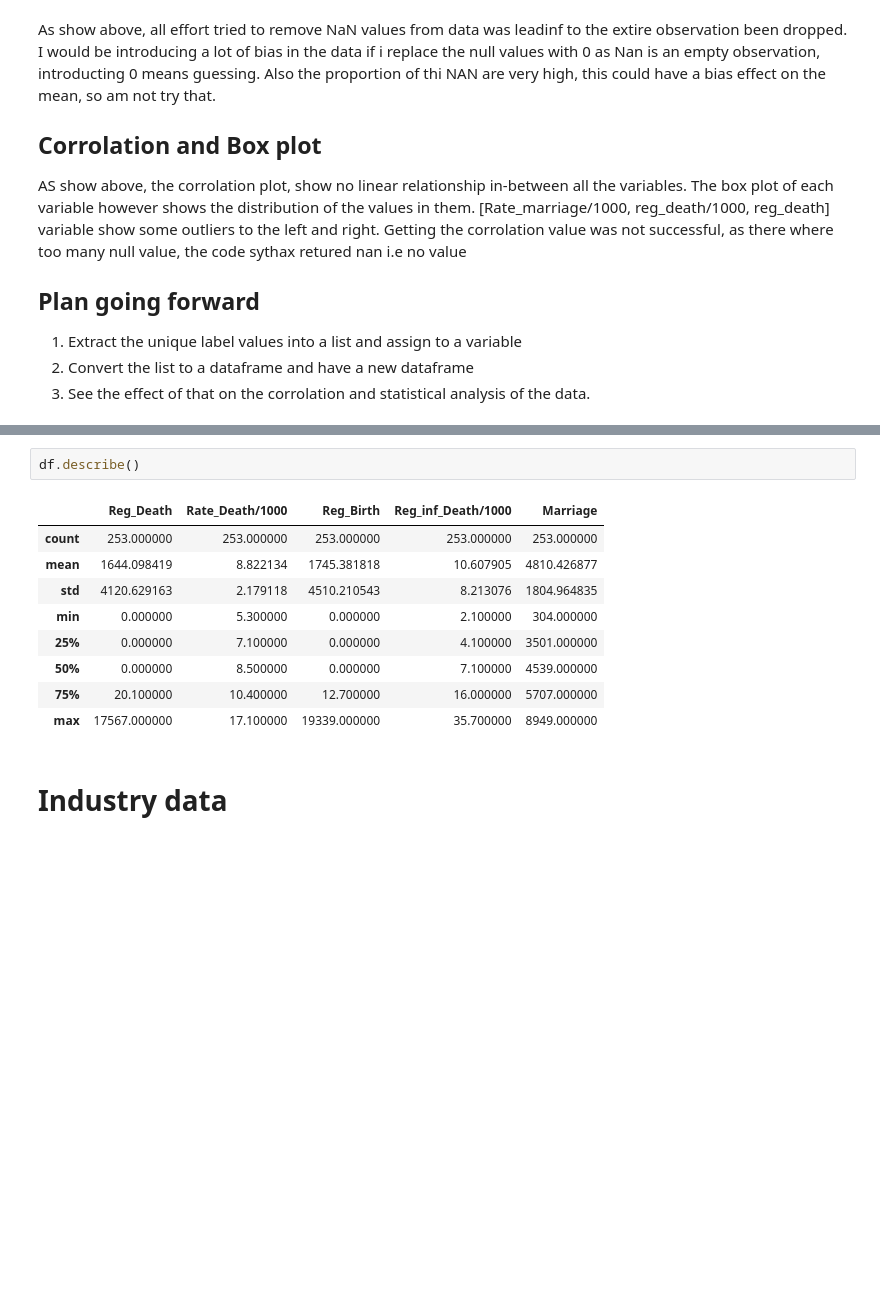
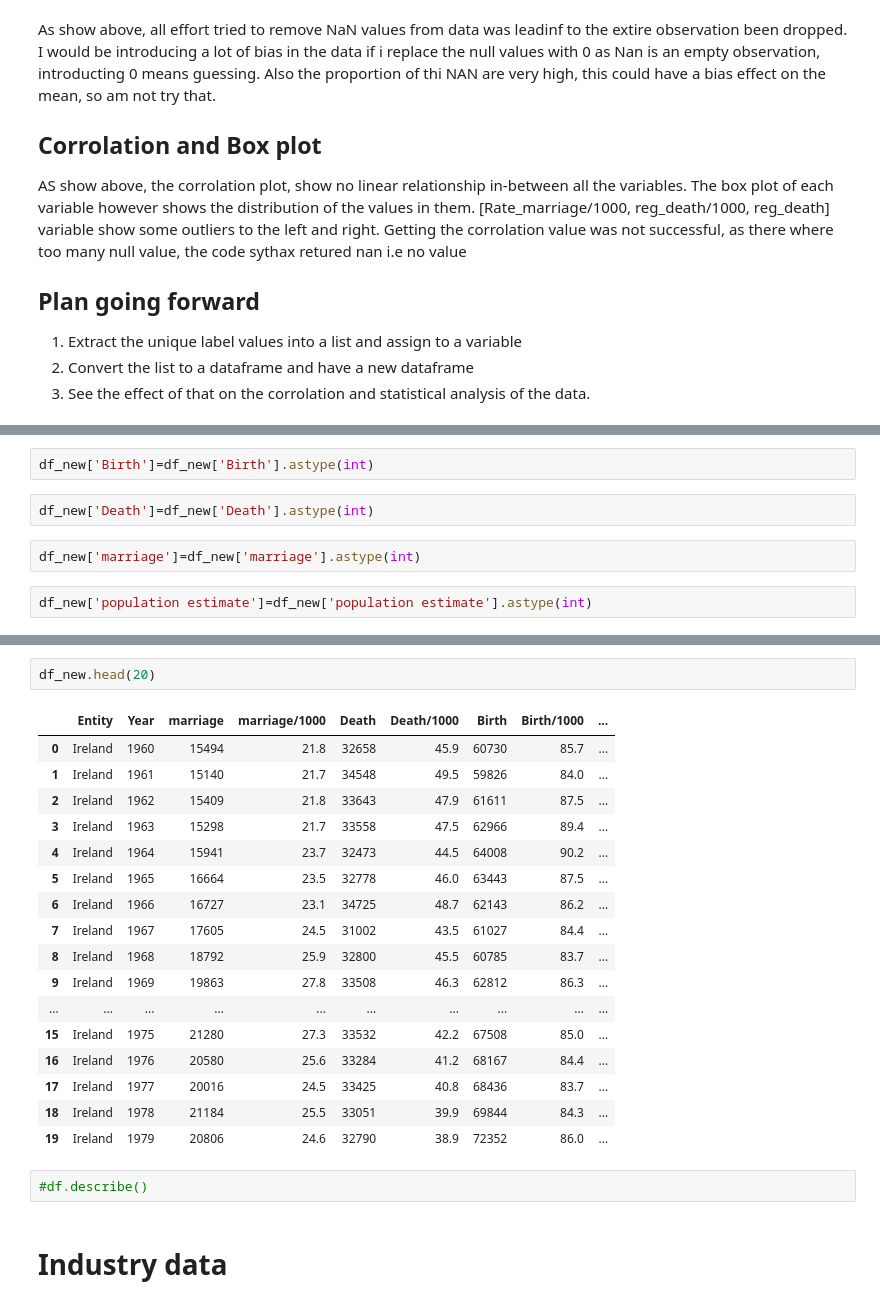
Before and after one commit to Ayomide-ola/Stategic_thinking-CA2, a Jupyter notebook: Population_CA2.ipynb, the cells around one changed output, grey strips where cells are left out. Drawn from its saved outputs; the diff is of its cells as text; blank space fills up the shorter version.

```diff
--- a/Population_CA2.ipynb
+++ b/Population_CA2.ipynb
@@ -598,0 +922,8 @@ df.shape
+# %%
+df_new['Birth']=df_new['Birth'].astype(int)
+# %%
+df_new['Death']=df_new['Death'].astype(int)
+# %%
+df_new['marriage']=df_new['marriage'].astype(int)
+# %%
+df_new['population estimate']=df_new['population estimate'].astype(int)
@@ -599,14 +949,24 @@ df.shape
+# %%
+df_new.head(20)
+# %% [output]
+|  | Entity | Year | marriage | marriage/1000 | Death | Death/1000 | Birth | Birth/1000 | ... |
+| 0 | Ireland | 1960 | 15494 | 21.8 | 32658 | 45.9 | 60730 | 85.7 | ... |
+| 1 | Ireland | 1961 | 15140 | 21.7 | 34548 | 49.5 | 59826 | 84.0 | ... |
+| 2 | Ireland | 1962 | 15409 | 21.8 | 33643 | 47.9 | 61611 | 87.5 | ... |
+| 3 | Ireland | 1963 | 15298 | 21.7 | 33558 | 47.5 | 62966 | 89.4 | ... |
+| 4 | Ireland | 1964 | 15941 | 23.7 | 32473 | 44.5 | 64008 | 90.2 | ... |
+| 5 | Ireland | 1965 | 16664 | 23.5 | 32778 | 46.0 | 63443 | 87.5 | ... |
+| 6 | Ireland | 1966 | 16727 | 23.1 | 34725 | 48.7 | 62143 | 86.2 | ... |
+| 7 | Ireland | 1967 | 17605 | 24.5 | 31002 | 43.5 | 61027 | 84.4 | ... |
+| 8 | Ireland | 1968 | 18792 | 25.9 | 32800 | 45.5 | 60785 | 83.7 | ... |
+| 9 | Ireland | 1969 | 19863 | 27.8 | 33508 | 46.3 | 62812 | 86.3 | ... |
+| ... | ... | ... | ... | ... | ... | ... | ... | ... | ... |
+| 15 | Ireland | 1975 | 21280 | 27.3 | 33532 | 42.2 | 67508 | 85.0 | ... |
+| 16 | Ireland | 1976 | 20580 | 25.6 | 33284 | 41.2 | 68167 | 84.4 | ... |
+| 17 | Ireland | 1977 | 20016 | 24.5 | 33425 | 40.8 | 68436 | 83.7 | ... |
+| 18 | Ireland | 1978 | 21184 | 25.5 | 33051 | 39.9 | 69844 | 84.3 | ... |
+| 19 | Ireland | 1979 | 20806 | 24.6 | 32790 | 38.9 | 72352 | 86.0 | ... |
 # %%
-df.describe()
+#df.describe()
-# %% [output]
-|  | Reg_Death | Rate_Death/1000 | Reg_Birth | Reg_inf_Death/1000 | Marriage |
-| count | 253.000000 | 253.000000 | 253.000000 | 253.000000 | 253.000000 |
-| mean | 1644.098419 | 8.822134 | 1745.381818 | 10.607905 | 4810.426877 |
-| std | 4120.629163 | 2.179118 | 4510.210543 | 8.213076 | 1804.964835 |
-| min | 0.000000 | 5.300000 | 0.000000 | 2.100000 | 304.000000 |
-| 25% | 0.000000 | 7.100000 | 0.000000 | 4.100000 | 3501.000000 |
-| 50% | 0.000000 | 8.500000 | 0.000000 | 7.100000 | 4539.000000 |
-| 75% | 20.100000 | 10.400000 | 12.700000 | 16.000000 | 5707.000000 |
-| max | 17567.000000 | 17.100000 | 19339.000000 | 35.700000 | 8949.000000 |
 # %% [markdown]
 # Industry data
```
Also changed, not shown: parts of 129 cells of this notebook, 1 other file.
